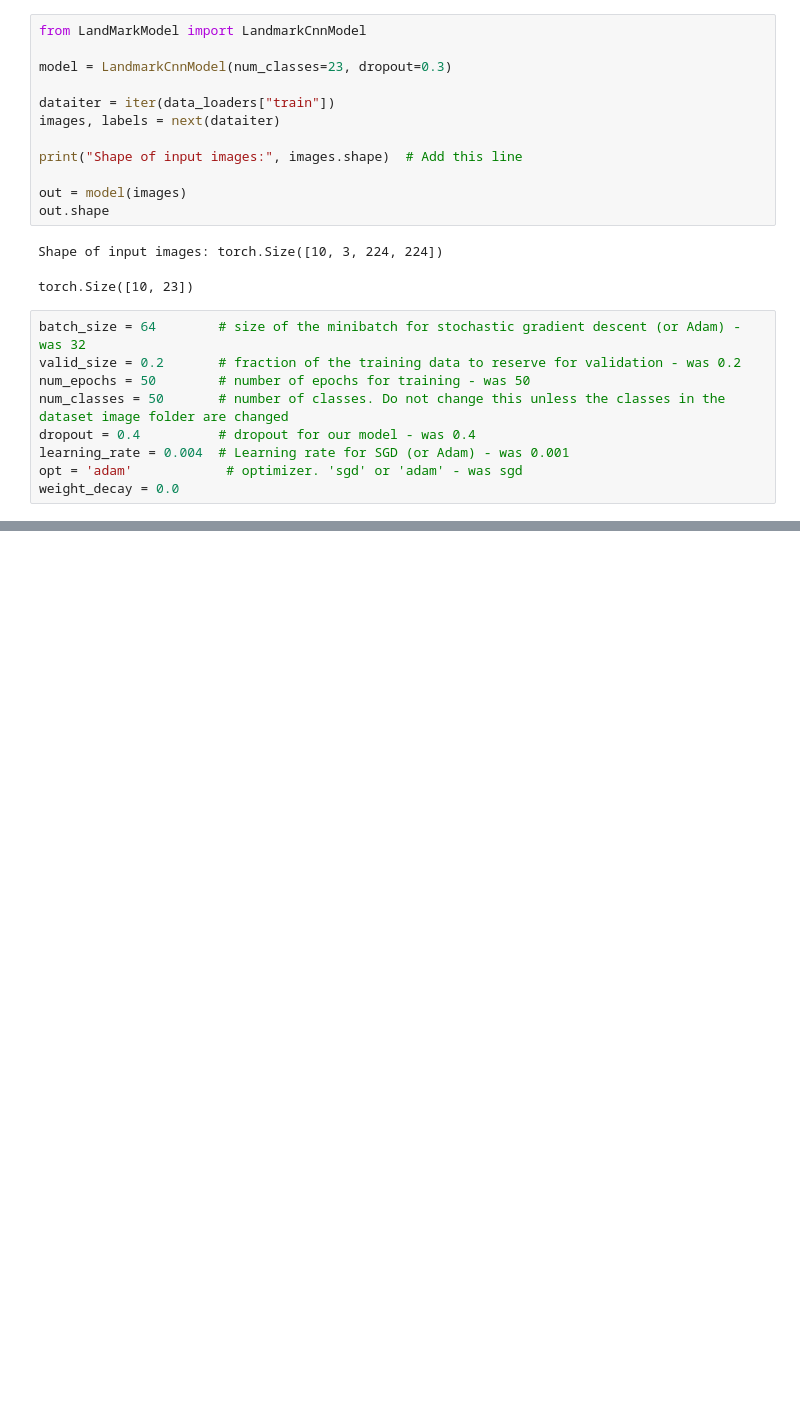
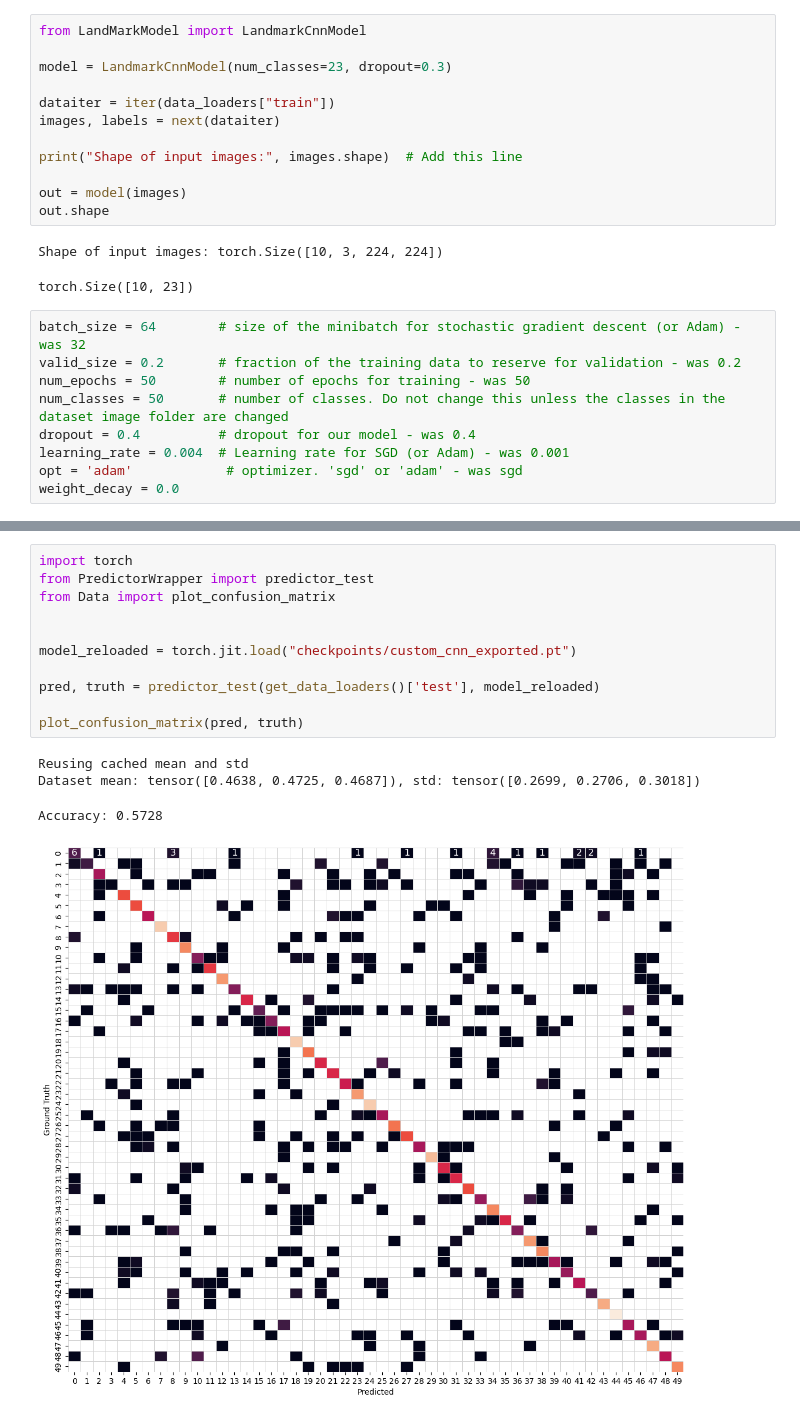
Before and after one commit to Dkafetzis/deep-learning-landmark-classification, a Jupyter notebook: custom_cnn.ipynb, the cells around one changed output, grey strips where cells are left out. Drawn from its saved outputs; the diff is of its cells as text; blank space fills up the shorter version.

Commit message:
Add confusion matrix

```diff
--- a/custom_cnn.ipynb
+++ b/custom_cnn.ipynb
@@ -93,0 +117,16 @@ Test Accuracy: 57% (713/1250)
+# %%
+import torch
+from PredictorWrapper import predictor_test
+from Data import plot_confusion_matrix
+
+
+model_reloaded = torch.jit.load("checkpoints/custom_cnn_exported.pt")
+
+pred, truth = predictor_test(get_data_loaders()['test'], model_reloaded)
+
+plot_confusion_matrix(pred, truth)
+# %% [output]
+Reusing cached mean and std
+Dataset mean: tensor([0.4638, 0.4725, 0.4687]), std: tensor([0.2699, 0.2706, 0.3018])
+Accuracy: 0.5728
+[figure, added]
```
Also changed, not shown: parts of 4 cells of this notebook, 4 other files.
